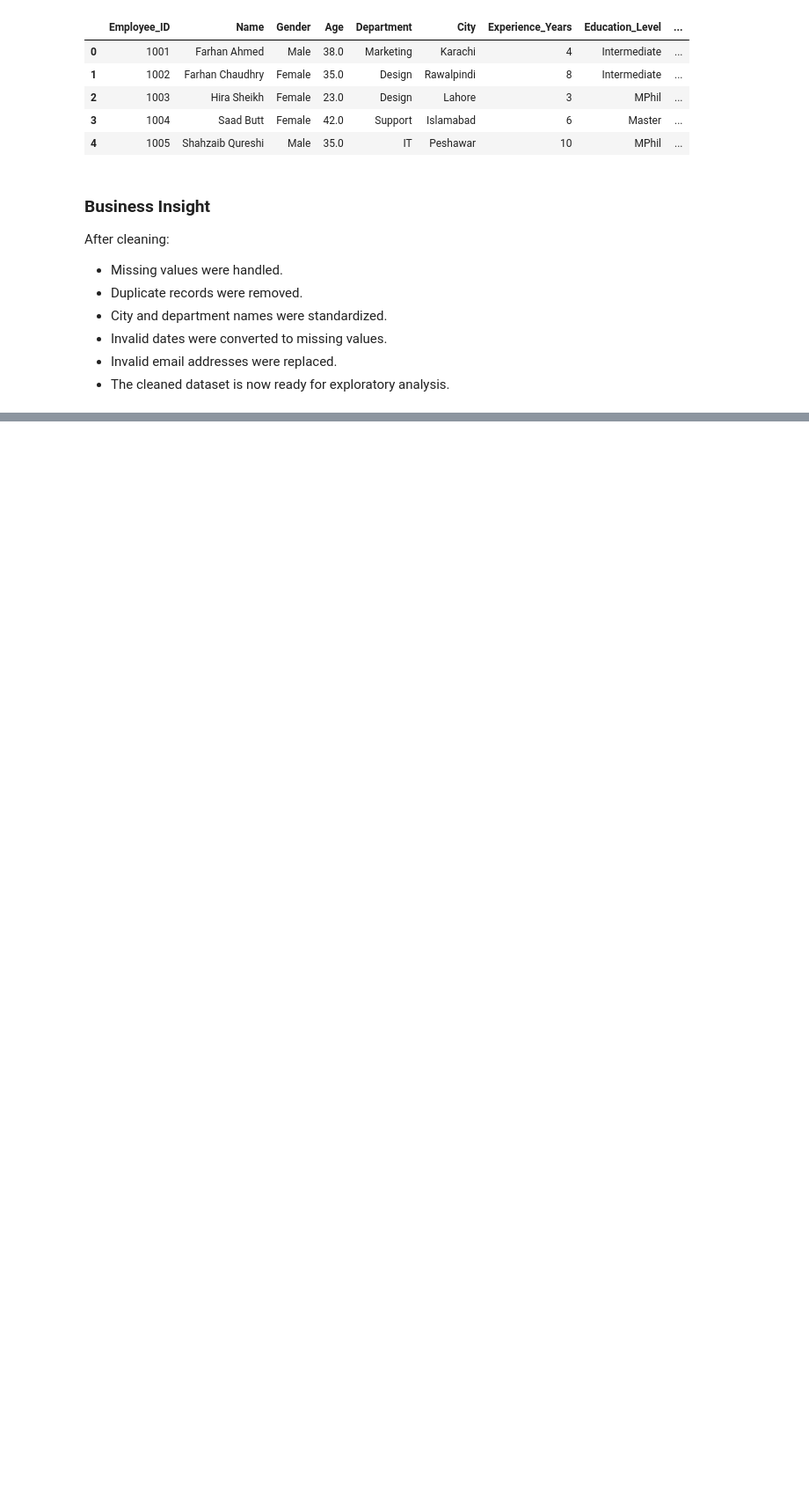
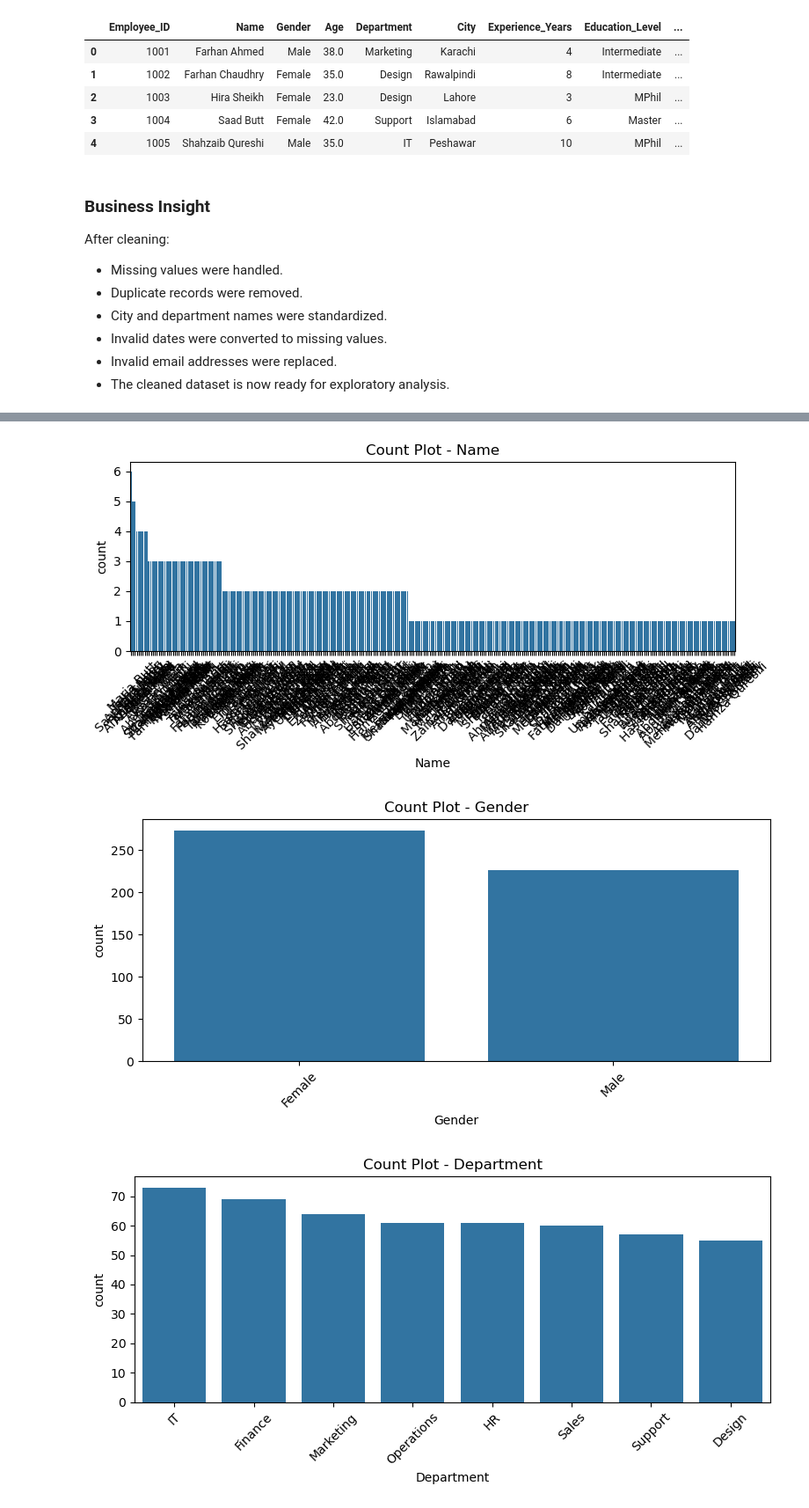
Before and after one commit to Kainatfatima0311/employee-workforce-eda, a Jupyter notebook: notebooks/employee_workforce_eda.ipynb, the cells around one changed output, grey strips where cells are left out. Shown at 88% size. Saved outputs shown, nothing was run; the diff lists cells and outputs as text; code cells hidden in the pictures; blank space fills up the shorter version.

```diff
--- a/notebooks/employee_workforce_eda.ipynb
+++ b/notebooks/employee_workforce_eda.ipynb
@@ -563,0 +678,24 @@ After cleaning:
+# %%
+# Plot count plots for categorical columns
+
+for column in categorical_columns:
+
+    plt.figure(figsize=(8,4))
+
+    sns.countplot(
+        data=clean_df,
+        x=column,
+        order=clean_df[column].value_counts().index
+    )
+
+    plt.title(f"Count Plot - {column}")
+
+    plt.xticks(rotation=45)
+
+    plt.tight_layout()
+
+    plt.show()
+# %% [output]
+[figure, added]
+[figure, added]
+[figure, added]
```
Also changed, not shown: parts of 16 cells of this notebook.
